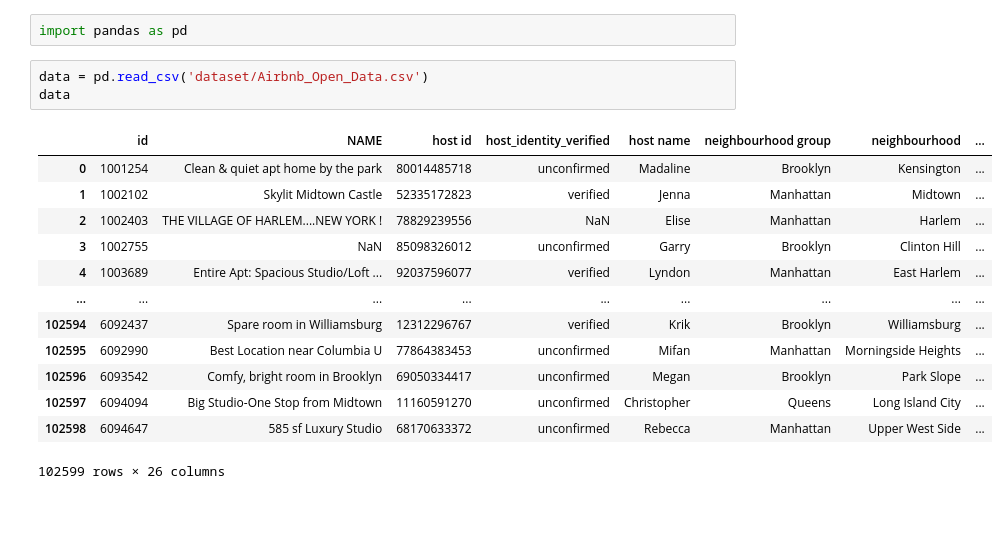
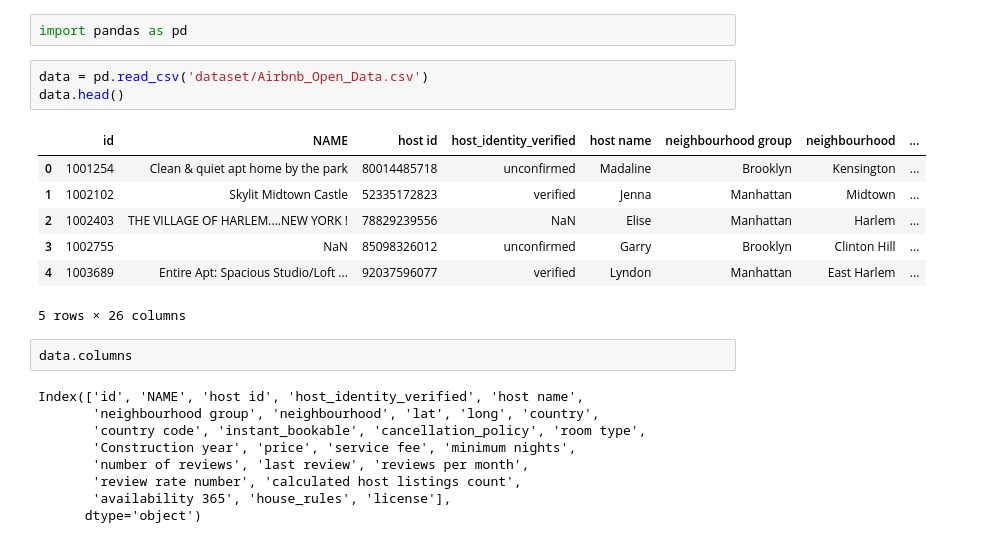
Before and after one commit to branndonle/airbnb-data, a Jupyter notebook: Notebook.ipynb, the cells around one changed output. Drawn from its saved outputs; the diff is of its cells as text; blank space fills up the shorter version.

```diff
--- a/Notebook.ipynb
+++ b/Notebook.ipynb
@@ -2,18 +2,23 @@
 import pandas as pd
 # %%
 data = pd.read_csv('dataset/Airbnb_Open_Data.csv')
-data
+data.head()
 # %% [output]
 |  | id | NAME | host id | host_identity_verified | host name | neighbourhood group | neighbourhood | ... |
 | 0 | 1001254 | Clean & quiet apt home by the park | 80014485718 | unconfirmed | Madaline | Brooklyn | Kensington | ... |
 | 1 | 1002102 | Skylit Midtown Castle | 52335172823 | verified | Jenna | Manhattan | Midtown | ... |
 | 2 | 1002403 | THE VILLAGE OF HARLEM....NEW YORK ! | 78829239556 | NaN | Elise | Manhattan | Harlem | ... |
 | 3 | 1002755 | NaN | 85098326012 | unconfirmed | Garry | Brooklyn | Clinton Hill | ... |
 | 4 | 1003689 | Entire Apt: Spacious Studio/Loft ... | 92037596077 | verified | Lyndon | Manhattan | East Harlem | ... |
-| ... | ... | ... | ... | ... | ... | ... | ... | ... |
-| 102594 | 6092437 | Spare room in Williamsburg | 12312296767 | verified | Krik | Brooklyn | Williamsburg | ... |
-| 102595 | 6092990 | Best Location near Columbia U | 77864383453 | unconfirmed | Mifan | Manhattan | Morningside Heights | ... |
-| 102596 | 6093542 | Comfy, bright room in Brooklyn | 69050334417 | unconfirmed | Megan | Brooklyn | Park Slope | ... |
-| 102597 | 6094094 | Big Studio-One Stop from Midtown | 11160591270 | unconfirmed | Christopher | Queens | Long Island City | ... |
-| 102598 | 6094647 | 585 sf Luxury Studio | 68170633372 | unconfirmed | Rebecca | Manhattan | Upper West Side | ... |
-102599 rows × 26 columns
+5 rows × 26 columns
+# %%
+data.columns
+# %% [output]
+Index(['id', 'NAME', 'host id', 'host_identity_verified', 'host name',
+       'neighbourhood group', 'neighbourhood', 'lat', 'long', 'country',
+       'country code', 'instant_bookable', 'cancellation_policy', 'room type',
+       'Construction year', 'price', 'service fee', 'minimum nights',
+       'number of reviews', 'last review', 'reviews per month',
+       'review rate number', 'calculated host listings count',
+       'availability 365', 'house_rules', 'license'],
+      dtype='object')
```
Also changed, not shown: parts of 64 cells of this notebook, 4 other files.
